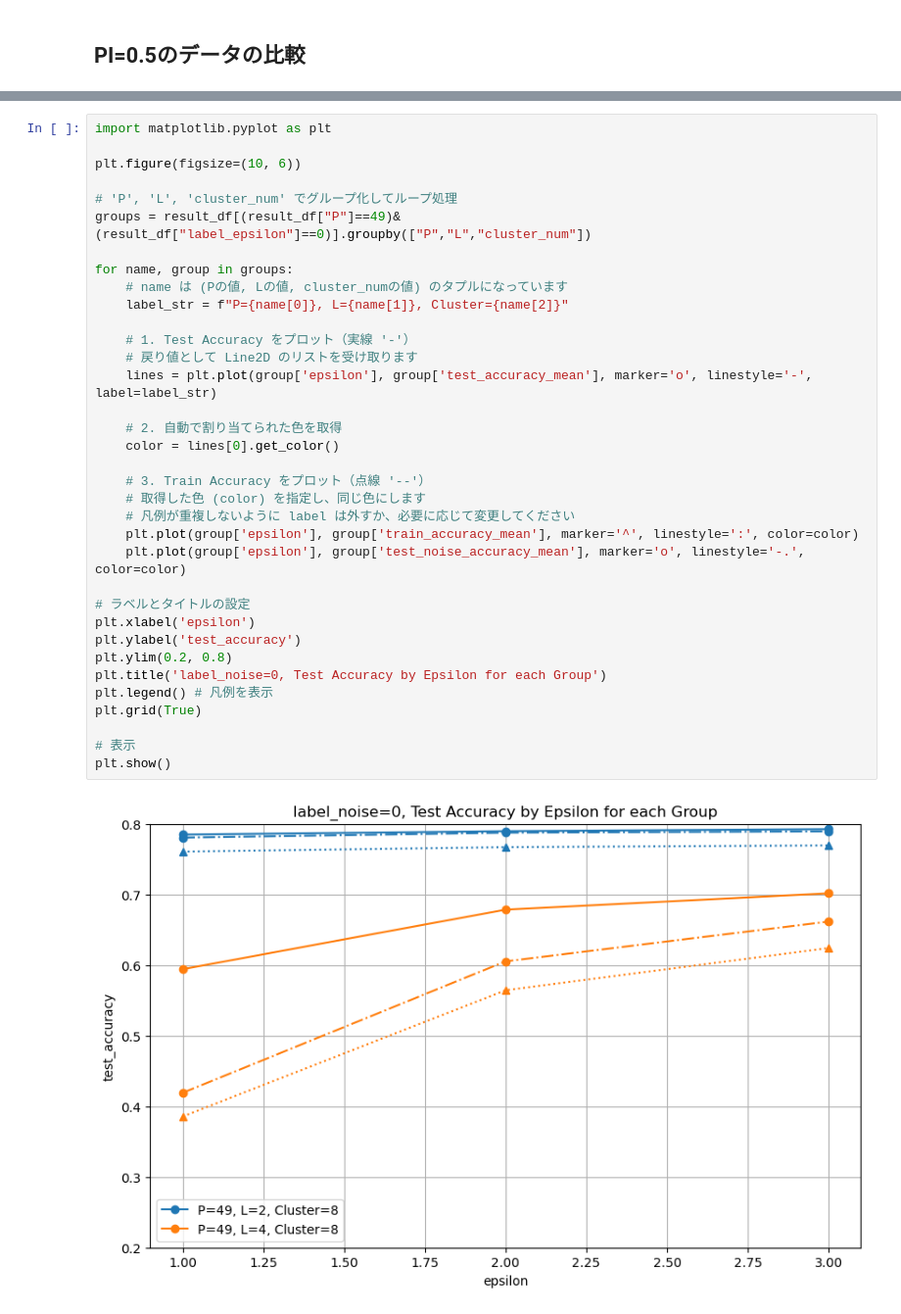
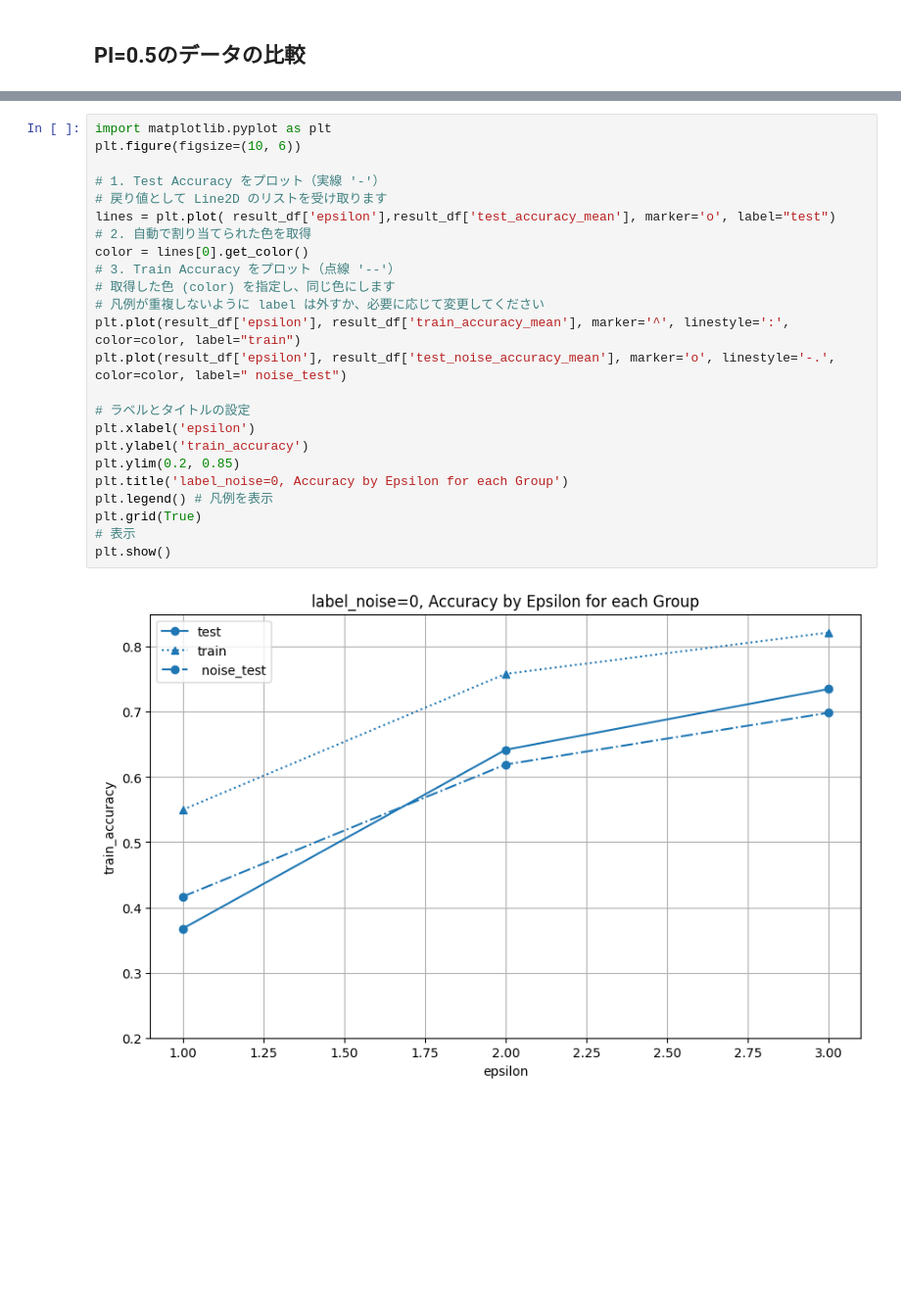
Before and after one commit to ty33-CR7/Advanced-Data-Design, a Jupyter notebook: code/analysis/result_analysis.ipynb, the cells around one changed output, grey strips where cells are left out. Shown at 98% size. Saved outputs shown, nothing was run; the diff lists cells and outputs as text; blank space fills up the shorter version.

```diff
--- a/code/analysis/result_analysis.ipynb
+++ b/code/analysis/result_analysis.ipynb
@@ -395,37 +171,26 @@ plt.grid(True)
 # %%
 import matplotlib.pyplot as plt
-
 plt.figure(figsize=(10, 6))
 
-# 'P', 'L', 'cluster_num' でグループ化してループ処理
-groups = result_df[(result_df["P"]==49)&(result_df["label_epsilon"]==0)].groupby(["P","L","cluster_num"])
-
-for name, group in groups:
-    # name は (Pの値, Lの値, cluster_numの値) のタプルになっています
-    label_str = f"P={name[0]}, L={name[1]}, Cluster={name[2]}"
-
-    # 1. Test Accuracy をプロット（実線 '-'）
-    # 戻り値として Line2D のリストを受け取ります
-    lines = plt.plot(group['epsilon'], group['test_accuracy_mean'], marker='o', linestyle='-', label=label_str)
-
-    # 2. 自動で割り当てられた色を取得
-    color = lines[0].get_color()
-
-    # 3. Train Accuracy をプロット（点線 '--'）
-    # 取得した色 (color) を指定し、同じ色にします
-    # 凡例が重複しないように label は外すか、必要に応じて変更してください
-    plt.plot(group['epsilon'], group['train_accuracy_mean'], marker='^', linestyle=':', color=color)
-    plt.plot(group['epsilon'], group['test_noise_accuracy_mean'], marker='o', linestyle='-.', color=color)
+# 1. Test Accuracy をプロット（実線 '-'）
+# 戻り値として Line2D のリストを受け取ります
+lines = plt.plot( result_df['epsilon'],result_df['test_accuracy_mean'], marker='o', label="test")
+# 2. 自動で割り当てられた色を取得
+color = lines[0].get_color()
+# 3. Train Accuracy をプロット（点線 '--'）
+# 取得した色 (color) を指定し、同じ色にします
+# 凡例が重複しないように label は外すか、必要に応じて変更してください
+plt.plot(result_df['epsilon'], result_df['train_accuracy_mean'], marker='^', linestyle=':', color=color, label="train")
+plt.plot(result_df['epsilon'], result_df['test_noise_accuracy_mean'], marker='o', linestyle='-.', color=color, label=" noise_test")
 
 # ラベルとタイトルの設定
 plt.xlabel('epsilon')
-plt.ylabel('test_accuracy')
-plt.ylim(0.2, 0.8)
-plt.title('label_noise=0, Test Accuracy by Epsilon for each Group')
+plt.ylabel('train_accuracy')
+plt.ylim(0.2, 0.85)
+plt.title('label_noise=0, Accuracy by Epsilon for each Group')
 plt.legend() # 凡例を表示
 plt.grid(True)
-
 # 表示
 plt.show()
 # %% [output]
-[figure, old version]
+[figure, new version]
```
Also changed, not shown: parts of 13 cells of this notebook, 3 other files.
